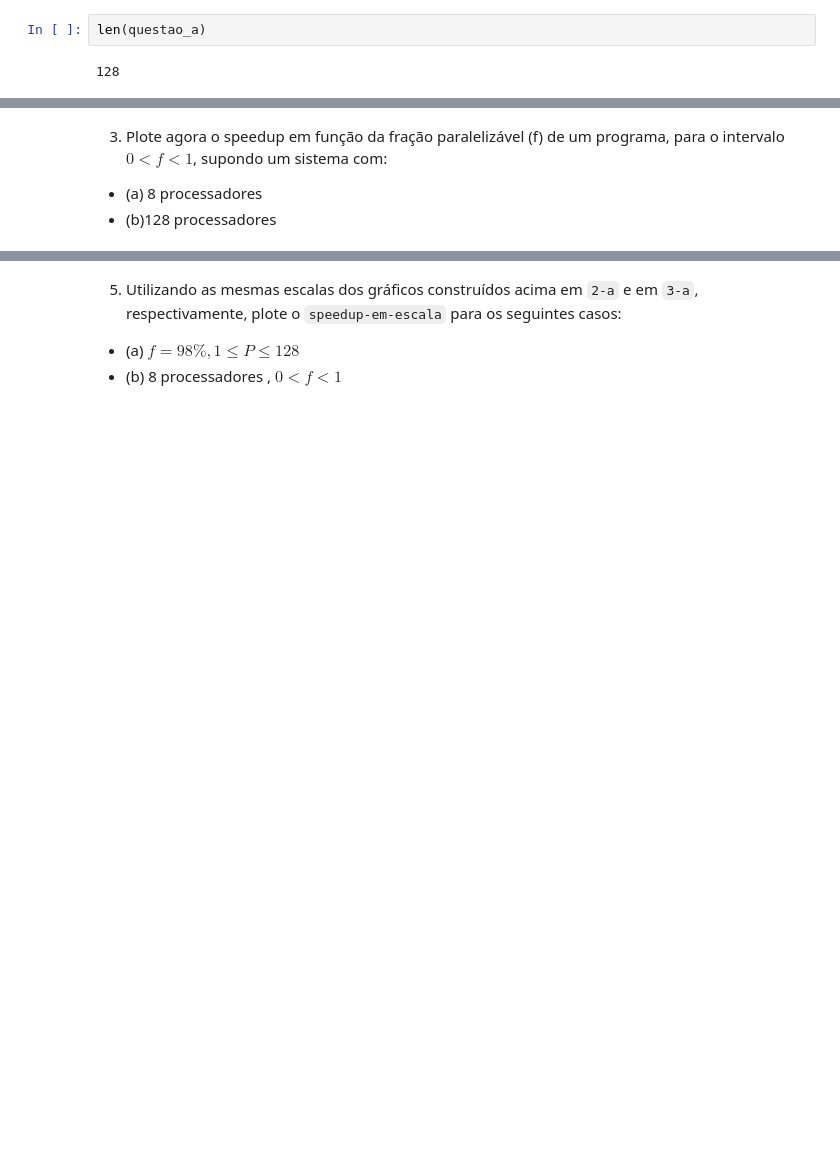
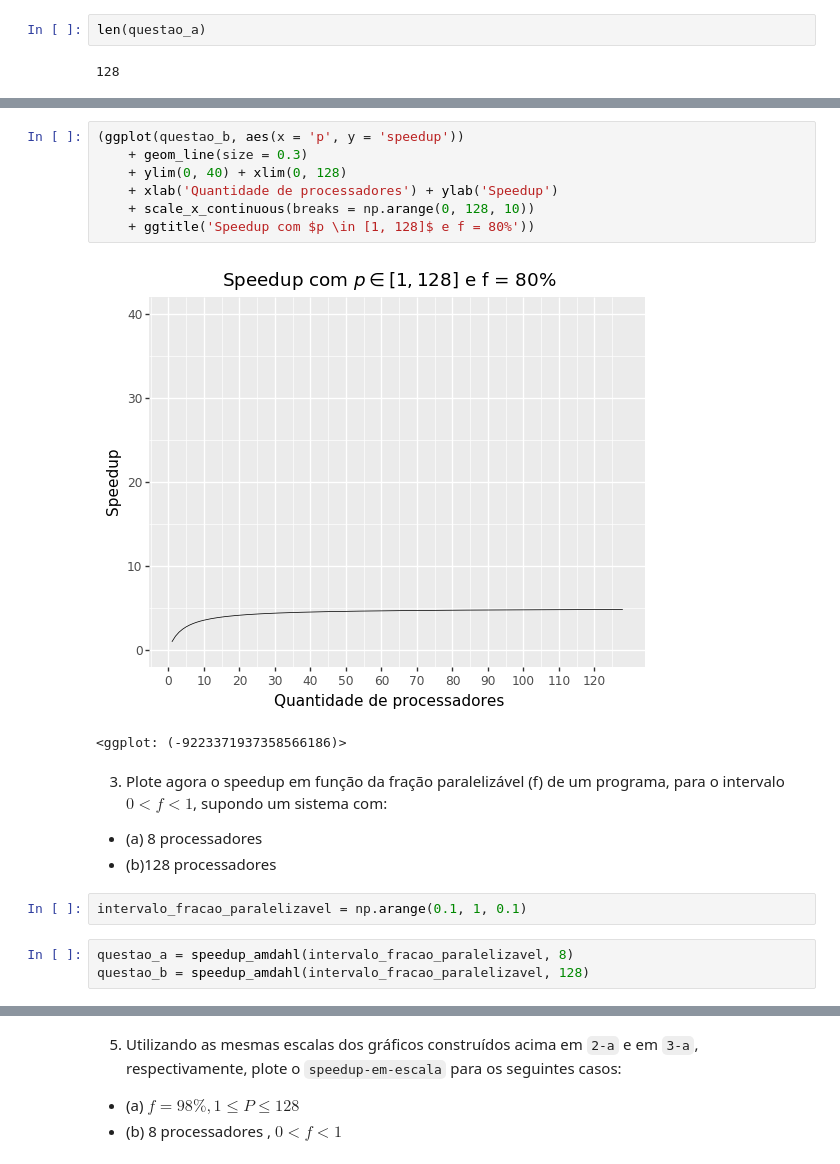
Before and after one commit to M3nin0/intro-processamento-de-alto-desempenho, a Jupyter notebook: exercicios/lista_1/lista.ipynb, the cells around one changed output, grey strips where cells are left out. Saved outputs shown, nothing was run; the diff lists cells and outputs as text; blank space fills up the shorter version.

```diff
--- a/exercicios/lista_1/lista.ipynb
+++ b/exercicios/lista_1/lista.ipynb
@@ -47,5 +67,20 @@ Text(0, 0.5, 'SpeedUp')
+# %%
+(ggplot(questao_b, aes(x = 'p', y = 'speedup'))
+    + geom_line(size = 0.3)
+    + ylim(0, 40) + xlim(0, 128)
+    + xlab('Quantidade de processadores') + ylab('Speedup')
+    + scale_x_continuous(breaks = np.arange(0, 128, 10))
+    + ggtitle('Speedup com $p \in [1, 128]$ e f = 80%'))
+# %% [output]
+[figure, added]
+<ggplot: (-9223371937358566186)>
 # %% [markdown]
 3) Plote  agora  o  speedup  em  função  da  fração  paralelizável (f)  de  um  programa,  para  o intervalo  $0 < f < 1$, supondo um sistema com:
 
 - (a) 8 processadores
 - (b)128 processadores
+# %%
+intervalo_fracao_paralelizavel = np.arange(0.1, 1, 0.1)
+# %%
+questao_a = speedup_amdahl(intervalo_fracao_paralelizavel, 8)
+questao_b = speedup_amdahl(intervalo_fracao_paralelizavel, 128)
```
Also changed, not shown: parts of 46 cells of this notebook.
